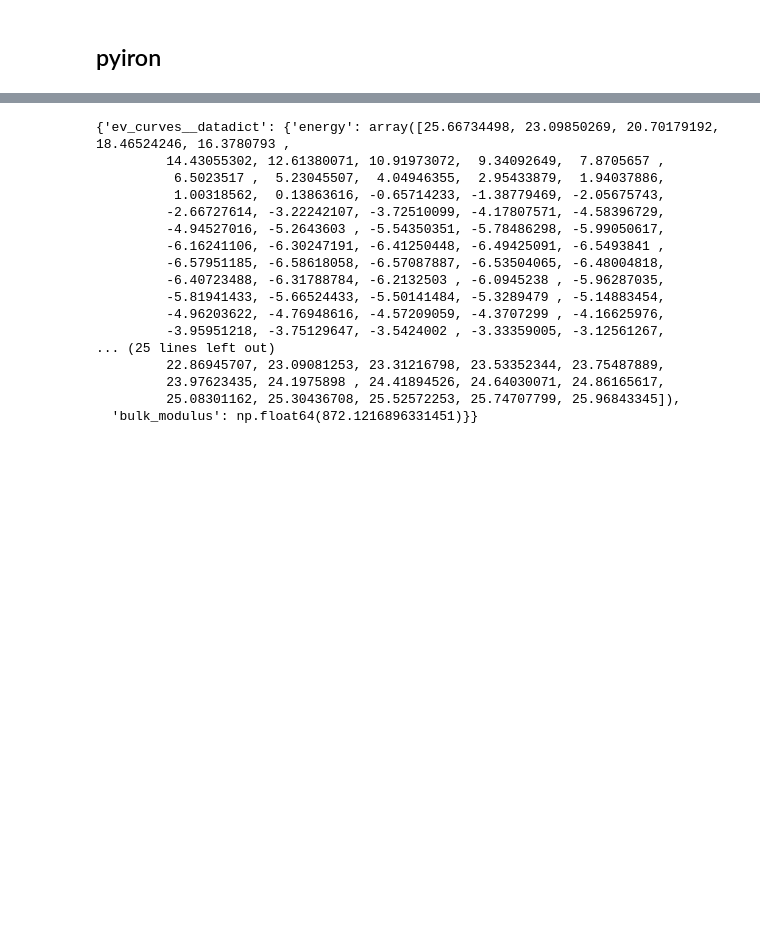
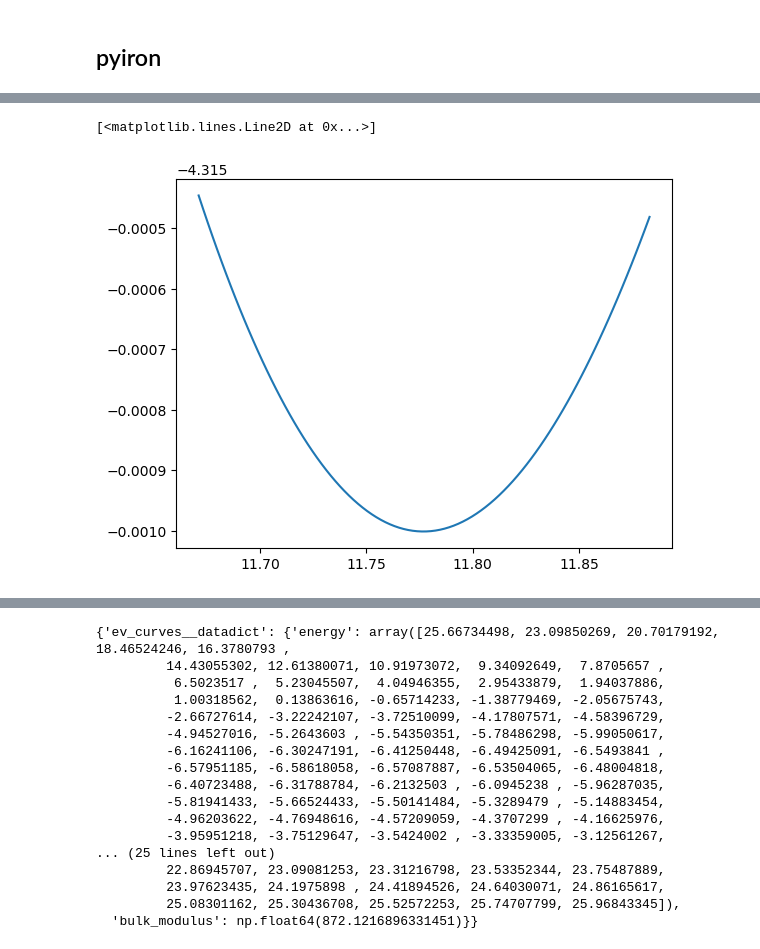
Before and after one commit to pyscal/semantic-workflows, a Jupyter notebook: 01_evcurves.ipynb, the cells around one changed output, grey strips where cells are left out. Drawn from its saved outputs; the diff is of its cells as text; code cells hidden in the pictures; blank space fills up the shorter version.

```diff
--- a/01_evcurves.ipynb
+++ b/01_evcurves.ipynb
@@ -4,0 +7,21 @@
+# %%
+from workflows.pyiron.build import bulk
+from workflows.pyiron.evcurves import calculate_ev_curves, relax_structure
+from pyiron_workflow import Workflow, as_function_node
+from workflows.pyiron.kg import KnowledgeDict
+
+pair_style = "eam/alloy"
+pair_coeff = "* * workflows/potentials/Fe_Ack.eam Fe"
+
+kg = KnowledgeDict()
+
+wf = Workflow('ev1')
+wf.structure = bulk('Fe', cubic=True, kg=kg)
+wf.relaxed_structure = relax_structure(wf.structure,
+                                      pair_style, pair_coeff, kg=kg,)
+wf.ev_curves = calculate_ev_curves(wf.relaxed_structure.outputs.final_structure,
+                                  pair_style, pair_coeff, kg=kg,
+                                  vol_range=0.003,)
+res = wf.run()
+res
+#kg.to_yaml('single_evcurve.yaml')
@@ -4,0 +46,5 @@
+# %%
+plt.plot(res['ev_curves__datadict']['volume'], res['ev_curves__datadict']['energy'])
+# %% [output]
+[<matplotlib.lines.Line2D at 0x...>]
+[figure, added]
```
Also changed, not shown: parts of 4 cells of this notebook, 59 other files.
